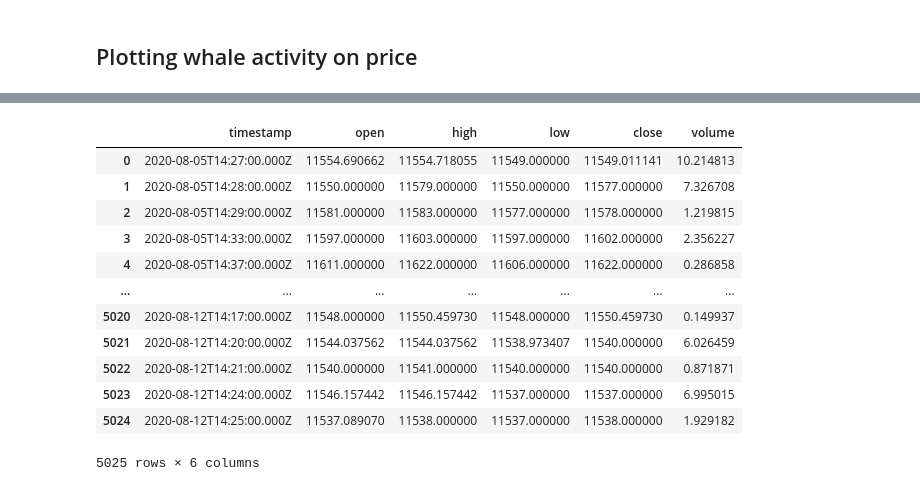
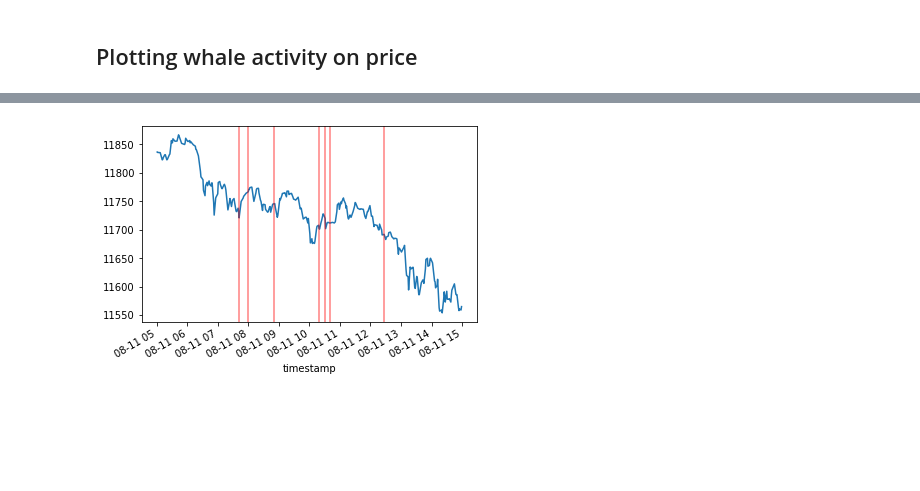
Before and after one commit to amberdata/evan-blog-posts, a Jupyter notebook: txn-mempool/notebooks/1.0-ea-analysis.ipynb, the cells around one changed output, grey strips where cells are left out. Drawn from its saved outputs; the diff is of its cells as text; code cells hidden in the pictures; blank space fills up the shorter version.

```diff
--- a/txn-mempool/notebooks/1.0-ea-analysis.ipynb
+++ b/txn-mempool/notebooks/1.0-ea-analysis.ipynb
@@ -174,16 +185,0 @@ ohlcv = pd.read_csv("../data/ohlcv.csv")
-# %%
-ohlcv[ohlcv.timestamp > ]
-# %% [output]
-|  | timestamp | open | high | low | close | volume |
-| 0 | 2020-08-05T14:27:00.000Z | 11554.690662 | 11554.718055 | 11549.000000 | 11549.011141 | 10.214813 |
-| 1 | 2020-08-05T14:28:00.000Z | 11550.000000 | 11579.000000 | 11550.000000 | 11577.000000 | 7.326708 |
-| 2 | 2020-08-05T14:29:00.000Z | 11581.000000 | 11583.000000 | 11577.000000 | 11578.000000 | 1.219815 |
-| 3 | 2020-08-05T14:33:00.000Z | 11597.000000 | 11603.000000 | 11597.000000 | 11602.000000 | 2.356227 |
-| 4 | 2020-08-05T14:37:00.000Z | 11611.000000 | 11622.000000 | 11606.000000 | 11622.000000 | 0.286858 |
-| ... | ... | ... | ... | ... | ... | ... |
-| 5020 | 2020-08-12T14:17:00.000Z | 11548.000000 | 11550.459730 | 11548.000000 | 11550.459730 | 0.149937 |
-| 5021 | 2020-08-12T14:20:00.000Z | 11544.037562 | 11544.037562 | 11538.973407 | 11540.000000 | 6.026459 |
-| 5022 | 2020-08-12T14:21:00.000Z | 11540.000000 | 11541.000000 | 11540.000000 | 11540.000000 | 0.871871 |
-| 5023 | 2020-08-12T14:24:00.000Z | 11546.157442 | 11546.157442 | 11537.000000 | 11537.000000 | 6.995015 |
-| 5024 | 2020-08-12T14:25:00.000Z | 11537.089070 | 11538.000000 | 11537.000000 | 11538.000000 | 1.929182 |
-5025 rows × 6 columns
@@ -193,0 +186,11 @@ results_all.to_csv("../data/results_all.csv", index=False)
+# %%
+start, end = datetime(2020, 8, 11, 5, 0, 0, tzinfo=pytz.UTC), datetime(2020, 8, 11, 15, 0, 0, tzinfo=pytz.UTC)
+
+ohlcv[(ohlcv.index > start) & (ohlcv.index < end)].close.plot()
+
+for i in range(n_txn):
+    ts = data_sorted.iloc[i, 0]
+    if ts > start and ts < end:
+        plt.axvline(ts, color='r', alpha=0.5)
+# %% [output]
+[figure, added]
```
Also changed, not shown: parts of 20 cells of this notebook.
